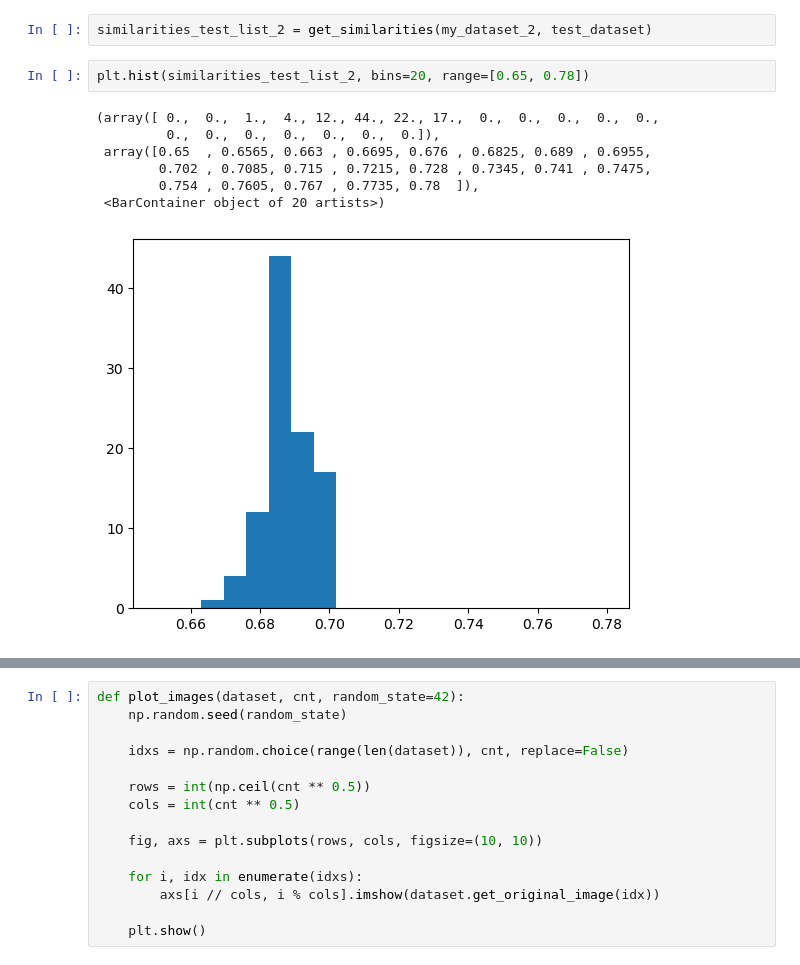
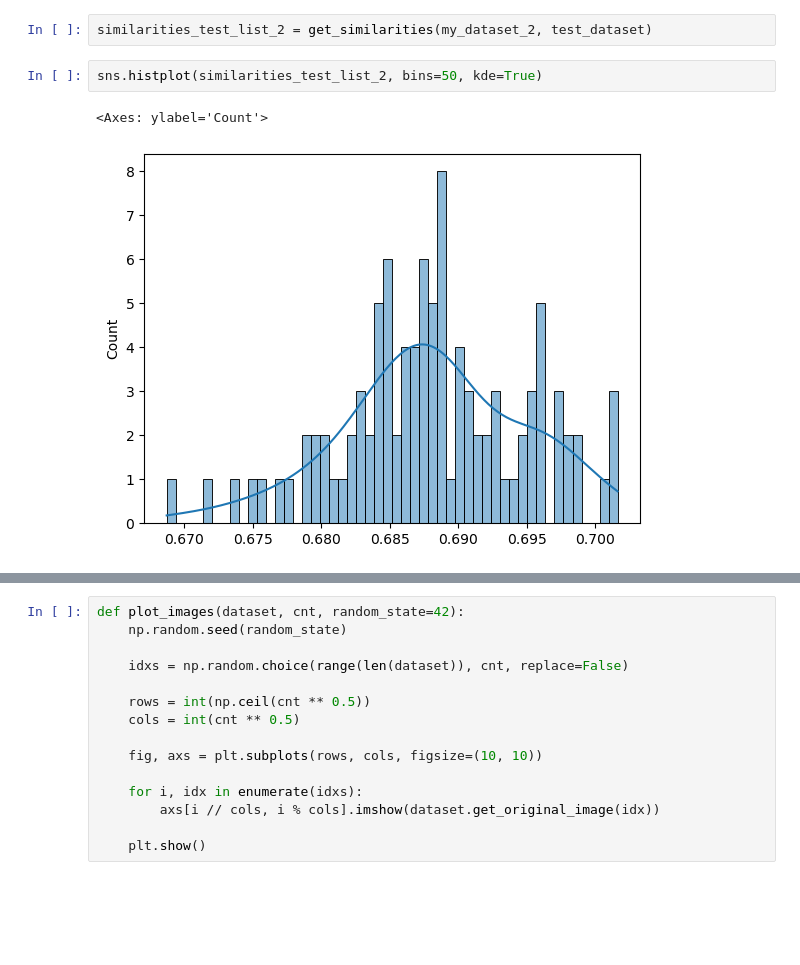
Before and after one commit to Usatoff/datasets_similarity, a Jupyter notebook: base.ipynb, the cells around one changed output, grey strips where cells are left out. Cells and saved outputs as stored; diff of their text form; blank space fills up the shorter version.

```diff
--- a/base.ipynb
+++ b/base.ipynb
@@ -223,12 +189,7 @@ plt.hist(similarities_test_list_1, bins=100, range=[0.65, 0.78])
 # %%
 similarities_test_list_2 = get_similarities(my_dataset_2, test_dataset)
-# %%
-plt.hist(similarities_test_list_2, bins=20, range=[0.65, 0.78])
-# %% [output]
-(array([ 0.,  0.,  1.,  4., 12., 44., 22., 17.,  0.,  0.,  0.,  0.,  0.,
-         0.,  0.,  0.,  0.,  0.,  0.,  0.]),
- array([0.65  , 0.6565, 0.663 , 0.6695, 0.676 , 0.6825, 0.689 , 0.6955,
-        0.702 , 0.7085, 0.715 , 0.7215, 0.728 , 0.7345, 0.741 , 0.7475,
-        0.754 , 0.7605, 0.767 , 0.7735, 0.78  ]),
- <BarContainer object of 20 artists>)
-[figure, removed]
+# %%
+sns.histplot(similarities_test_list_2, bins=50, kde=True)
+# %% [output]
+<Axes: ylabel='Count'>
+[figure, added]
```
Also changed, not shown: parts of 8 cells of this notebook.
